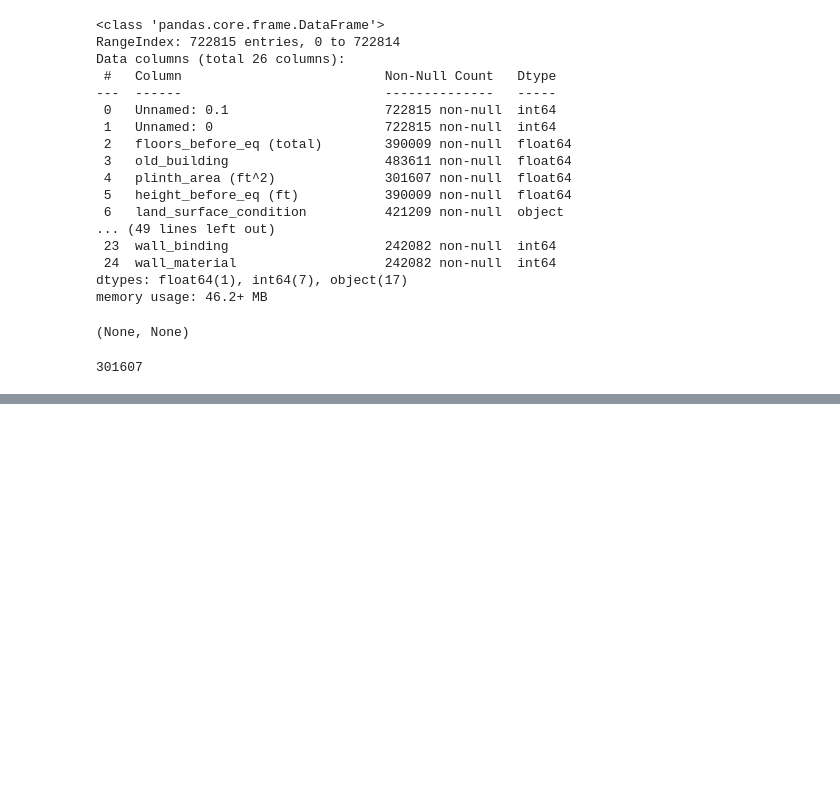
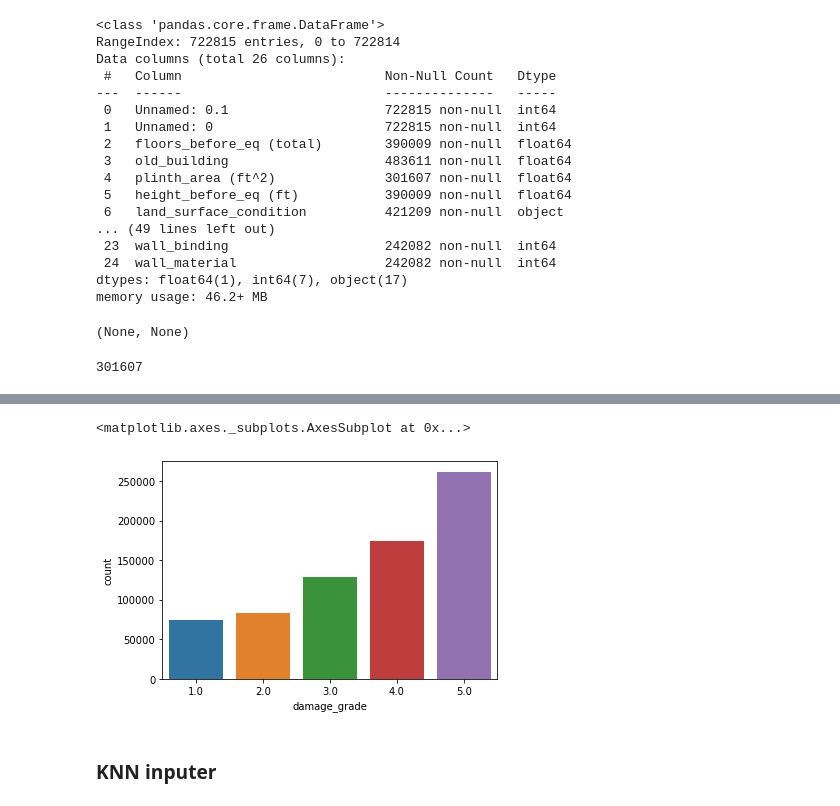
Before and after one commit to abilcode/joints, a Jupyter notebook: iter1/n1.ipynb, the cells around one changed output, grey strips where cells are left out. Saved outputs shown, nothing was run; the diff lists cells and outputs as text; code cells hidden in the pictures; blank space fills up the shorter version.

```diff
--- a/iter1/n1.ipynb
+++ b/iter1/n1.ipynb
@@ -73,0 +146,7 @@ for train_index, test_index in skf.split(df_encoded, y):
+# %%
+sns.countplot(train_fill['damage_grade'])
+# %% [output]
+<matplotlib.axes._subplots.AxesSubplot at 0x...>
+[figure, added]
+# %% [markdown]
+### KNN inputer
```
Also changed, not shown: parts of 17 cells of this notebook, 6 other files.
